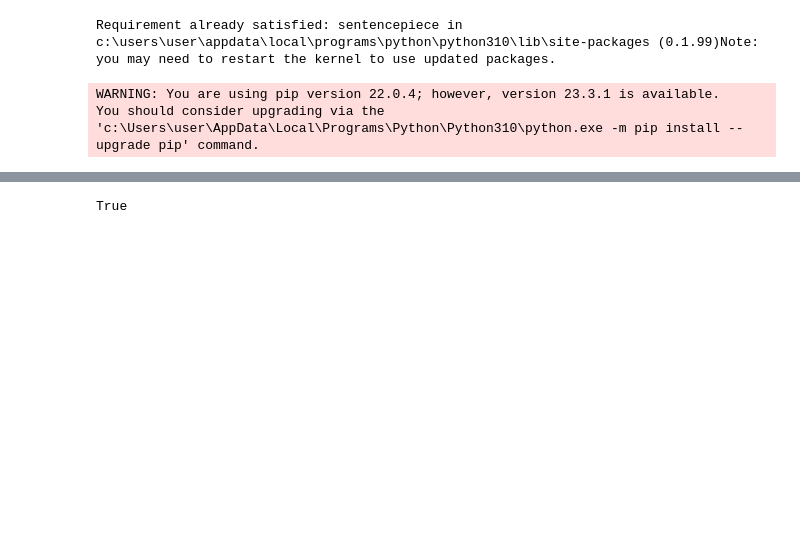
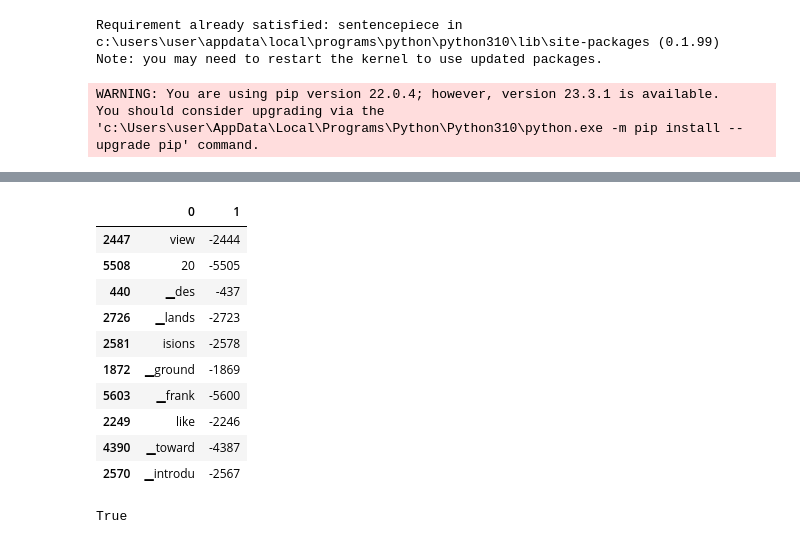
Before and after one commit to hmin27/Re-imple-transformer, a Jupyter notebook: Data_preprocess.ipynb, the cells around one changed output, grey strips where cells are left out. Drawn from its saved outputs; the diff is of its cells as text; code cells hidden in the pictures; blank space fills up the shorter version.

```diff
--- a/Data_preprocess.ipynb
+++ b/Data_preprocess.ipynb
@@ -60,2 +189,16 @@ vocab_list.sample(10)
+# %%
+vocab_en_list.sample(10)
+# %% [output]
+|  | 0 | 1 |
+| 2447 | view | -2444 |
+| 5508 | 20 | -5505 |
+| 440 | ▁des | -437 |
+| 2726 | ▁lands | -2723 |
+| 2581 | isions | -2578 |
+| 1872 | ▁ground | -1869 |
+| 5603 | ▁frank | -5600 |
+| 2249 | like | -2246 |
+| 4390 | ▁toward | -4387 |
+| 2570 | ▁introdu | -2567 |
 # %%
 sp = spm.SentencePieceProcessor()
```
Also changed, not shown: parts of 10 cells of this notebook.
